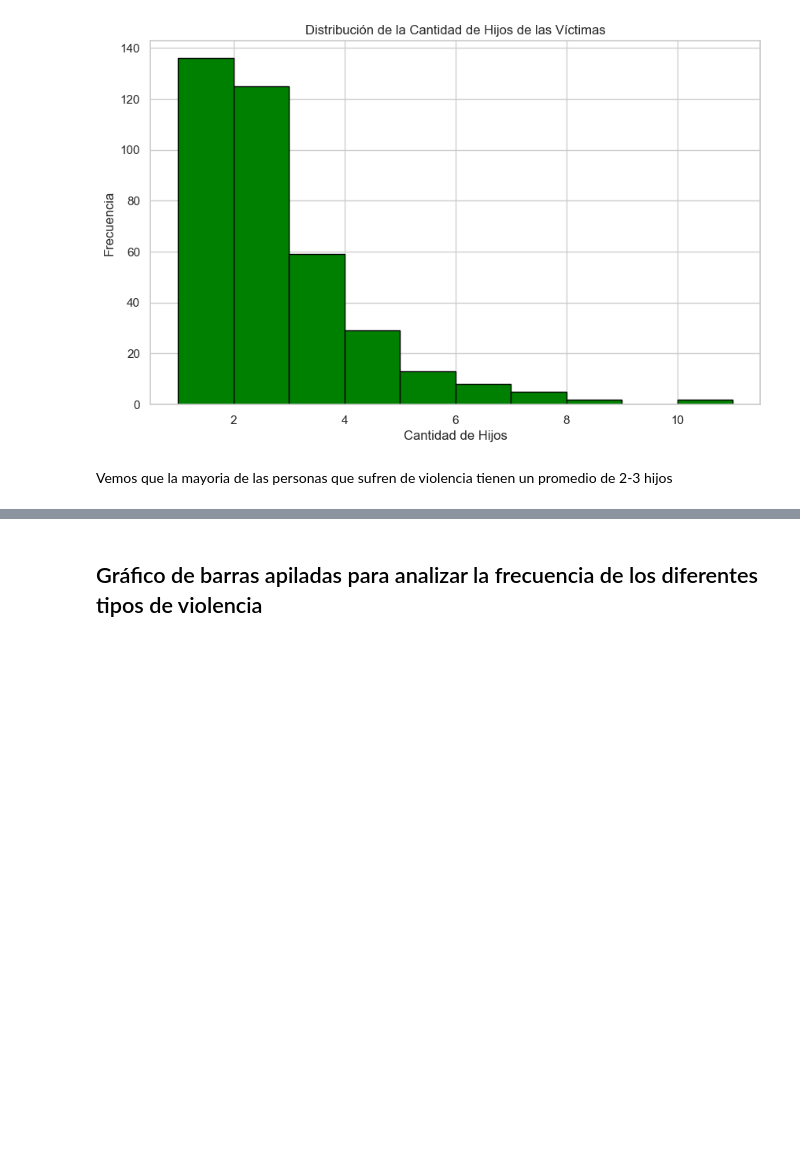
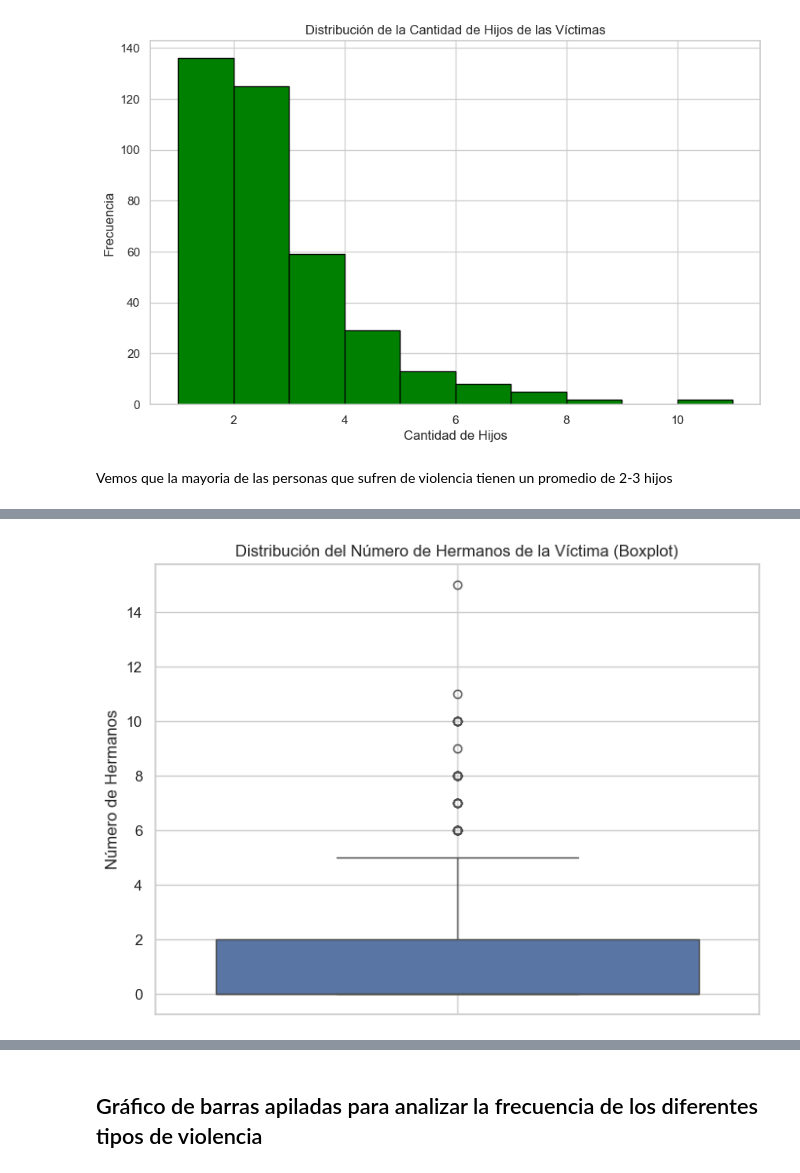
Before and after one commit to BryanEspana/AnalisisExploratorio, a Jupyter notebook: analisis.ipynb, the cells around one changed output, grey strips where cells are left out. Drawn from its saved outputs; the diff is of its cells as text; code cells hidden in the pictures; blank space fills up the shorter version.

```diff
--- a/analisis.ipynb
+++ b/analisis.ipynb
@@ -285,0 +397,9 @@ Vemos que la mayoria de las personas que sufren de violencia tienen un promedio
+# %%
+plt.figure(figsize=(8, 6))
+sns.boxplot(y=df['numero_hermanos_victima'])
+plt.title('Distribución del Número de Hermanos de la Víctima (Boxplot)')
+plt.ylabel('Número de Hermanos')
+plt.grid(True)
+plt.show()
+# %% [output]
+[figure, added]
```
Also changed, not shown: parts of 20 cells of this notebook.
